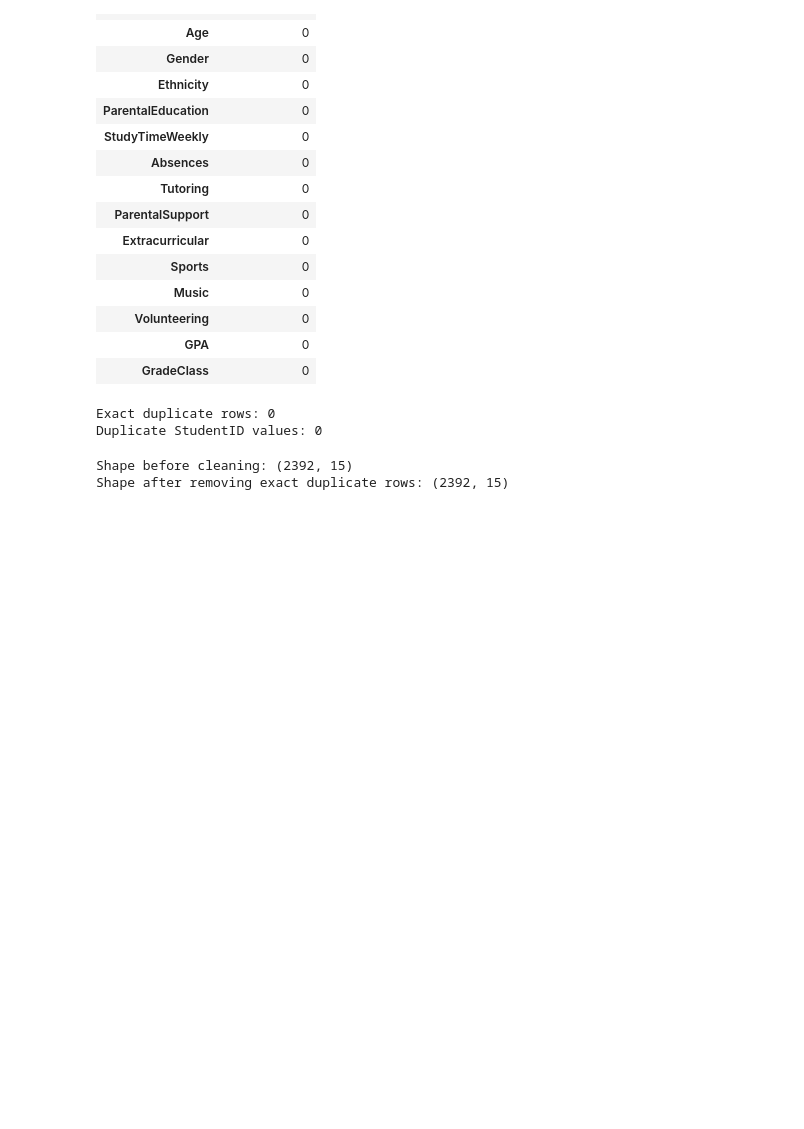
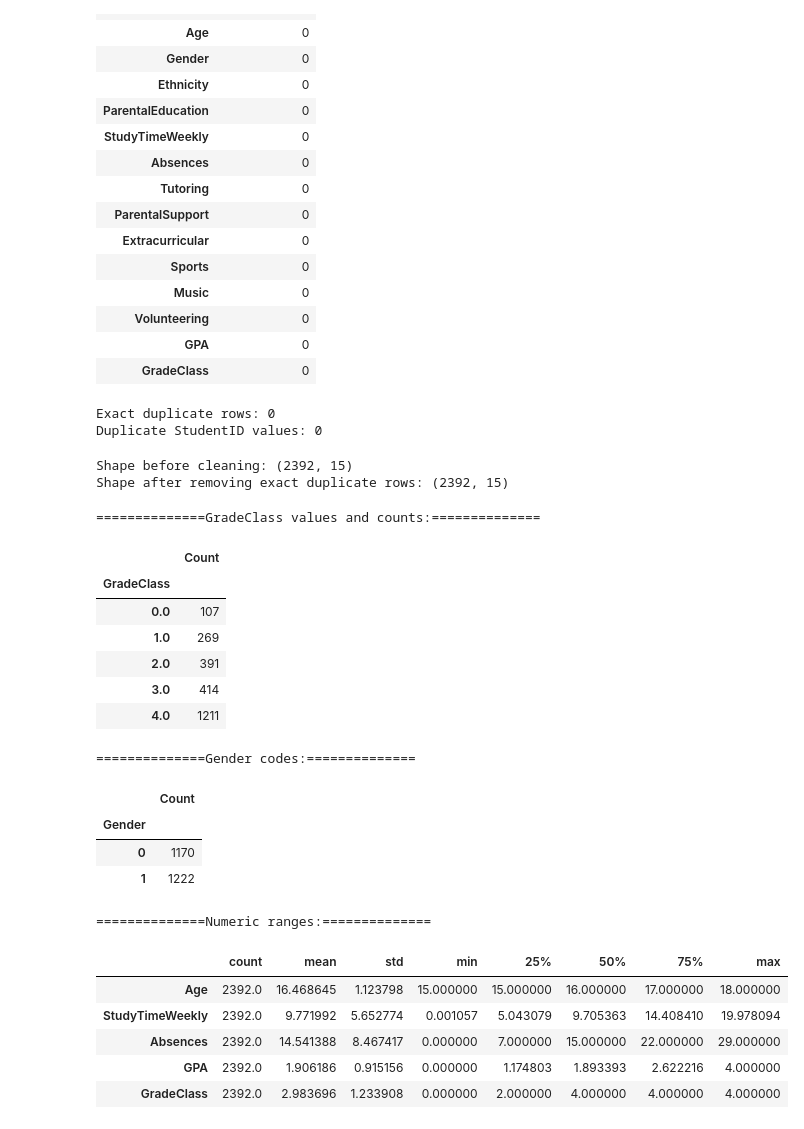
Before and after one commit to Sonu-kumar-08/YBI-INTERNSHIP, a Jupyter notebook: Student_Performance_Prediction.ipynb, the cells around one changed output. Drawn from its saved outputs; the diff is of its cells as text; code cells hidden in the pictures; blank space fills up the shorter version.

```diff
--- a/Student_Performance_Prediction.ipynb
+++ b/Student_Performance_Prediction.ipynb
@@ -121,3 +121,33 @@ print("Shape after removing exact duplicate rows:", clean_df.shape)
 # %% [output]
 Shape before cleaning: (2392, 15)
 Shape after removing exact duplicate rows: (2392, 15)
+# %%
+print("==============GradeClass values and counts:==============")
+display(clean_df["GradeClass"].value_counts(dropna=False).sort_index().to_frame("Count"))
+
+print("==============Gender codes:==============")
+display(clean_df["Gender"].value_counts(dropna=False).sort_index().to_frame("Count"))
+
+print("==============Numeric ranges:==============")
+display(clean_df[["Age", "StudyTimeWeekly", "Absences", "GPA", "GradeClass"]].describe().T)
+# %% [output]
+==============GradeClass values and counts:==============
+|  | Count |
+| GradeClass |  |
+| 0.0 | 107 |
+| 1.0 | 269 |
+| 2.0 | 391 |
+| 3.0 | 414 |
+| 4.0 | 1211 |
+==============Gender codes:==============
+|  | Count |
+| Gender |  |
+| 0 | 1170 |
+| 1 | 1222 |
+==============Numeric ranges:==============
+|  | count | mean | std | min | 25% | 50% | 75% | max |
+| Age | 2392.0 | 16.468645 | 1.123798 | 15.000000 | 15.000000 | 16.000000 | 17.000000 | 18.000000 |
+| StudyTimeWeekly | 2392.0 | 9.771992 | 5.652774 | 0.001057 | 5.043079 | 9.705363 | 14.408410 | 19.978094 |
+| Absences | 2392.0 | 14.541388 | 8.467417 | 0.000000 | 7.000000 | 15.000000 | 22.000000 | 29.000000 |
+| GPA | 2392.0 | 1.906186 | 0.915156 | 0.000000 | 1.174803 | 1.893393 | 2.622216 | 4.000000 |
+| GradeClass | 2392.0 | 2.983696 | 1.233908 | 0.000000 | 2.000000 | 4.000000 | 4.000000 | 4.000000 |
```
Also changed, not shown: parts of 1 cell of this notebook.
